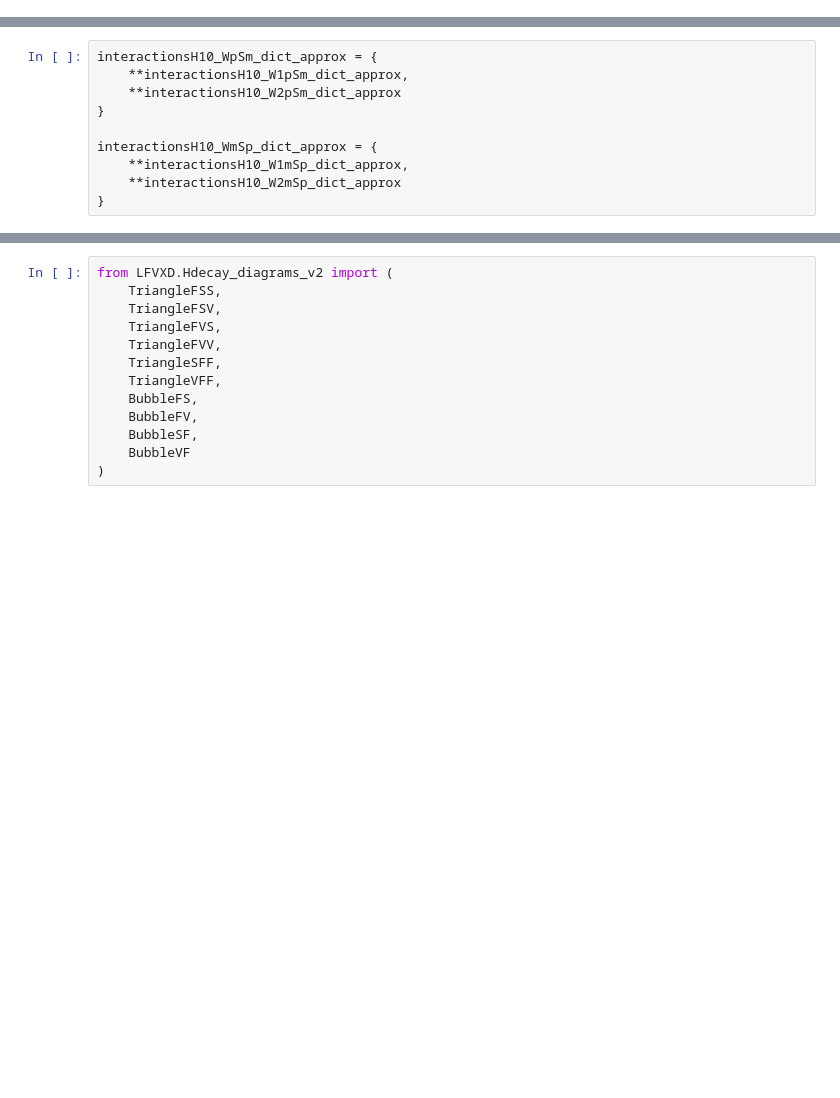
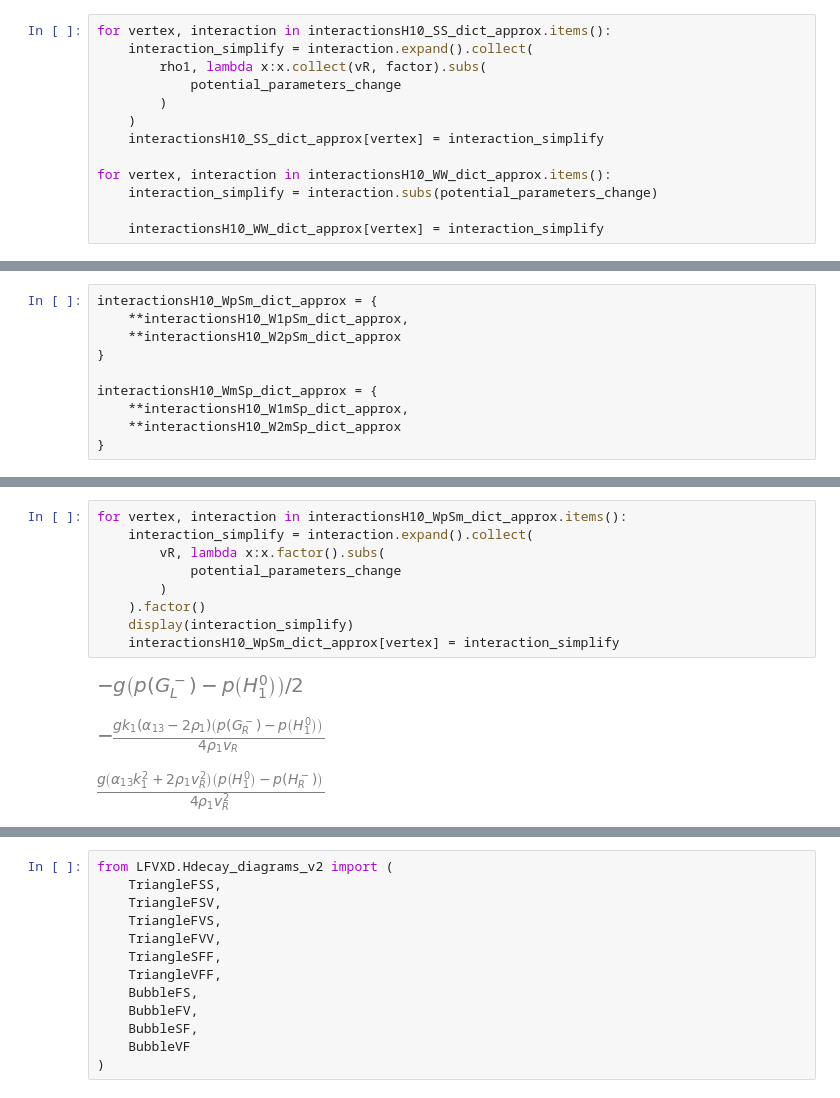
Before and after one commit to moiseszeleny/LRSM-with-Spheno, a Jupyter notebook: sympy_calculations/LFV decays DLRSM/diagrams.ipynb, the cells around one changed output, grey strips where cells are left out. Saved outputs shown, nothing was run; the diff lists cells and outputs as text; blank space fills up the shorter version.

```diff
--- a/sympy_calculations/LFV decays DLRSM/diagrams.ipynb
+++ b/sympy_calculations/LFV decays DLRSM/diagrams.ipynb
@@ -27,0 +28,13 @@ Refactored script execution finished.
+# %%
+for vertex, interaction in interactionsH10_SS_dict_approx.items():
+    interaction_simplify = interaction.expand().collect(
+        rho1, lambda x:x.collect(vR, factor).subs(
+            potential_parameters_change
+        )
+    )
+    interactionsH10_SS_dict_approx[vertex] = interaction_simplify
+
+for vertex, interaction in interactionsH10_WW_dict_approx.items():
+    interaction_simplify = interaction.subs(potential_parameters_change)
+
+    interactionsH10_WW_dict_approx[vertex] = interaction_simplify
@@ -37,0 +63,13 @@ interactionsH10_WmSp_dict_approx = {
+# %%
+for vertex, interaction in interactionsH10_WpSm_dict_approx.items():
+    interaction_simplify = interaction.expand().collect(
+        vR, lambda x:x.factor().subs(
+            potential_parameters_change
+        )
+    ).factor()
+    display(interaction_simplify)
+    interactionsH10_WpSm_dict_approx[vertex] = interaction_simplify
+# %% [output]
+[figure, added]
+[figure, added]
+[figure, added]
```
Also changed, not shown: parts of 9 cells of this notebook, 8 other files.
